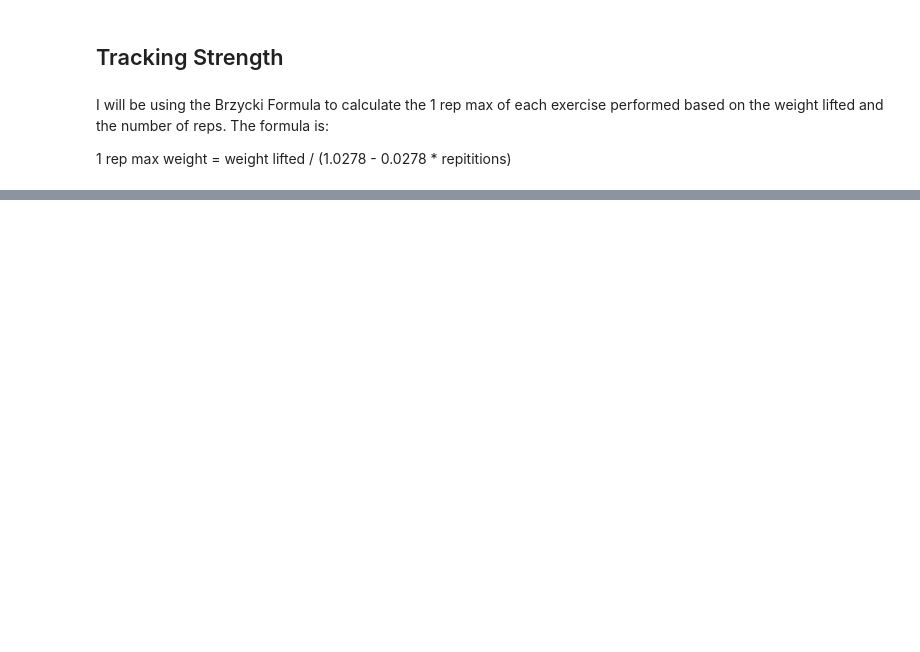
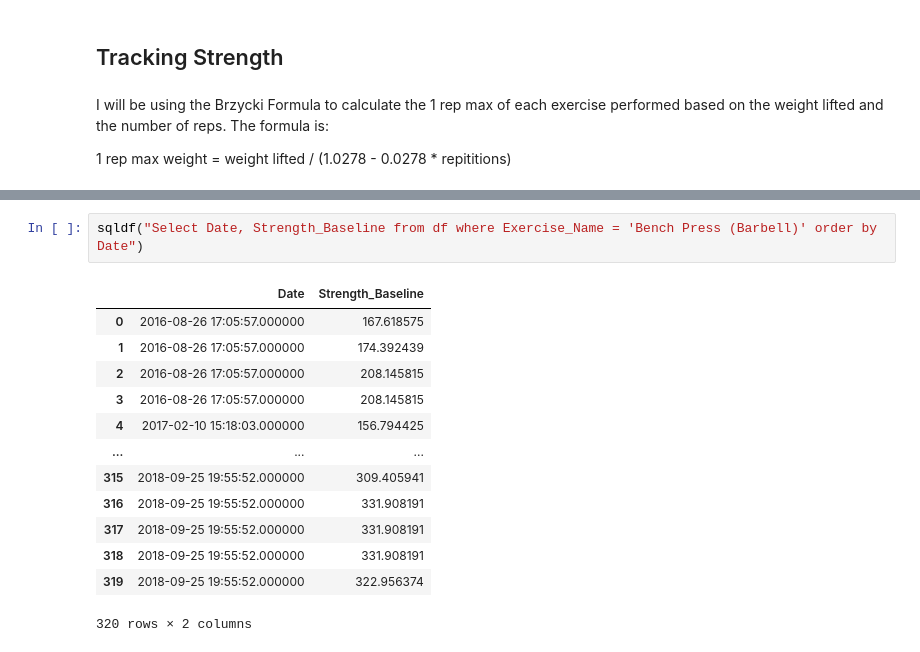
Before and after one commit to aidanberry12/Weight_Training_Exploratory_Analysis, a Jupyter notebook: Weight_Training_Analysis_Notebook.ipynb, the cells around one changed output, grey strips where cells are left out. Saved outputs shown, nothing was run; the diff lists cells and outputs as text; blank space fills up the shorter version.

```diff
--- a/Weight_Training_Analysis_Notebook.ipynb
+++ b/Weight_Training_Analysis_Notebook.ipynb
@@ -282,0 +331,16 @@ array([330, 307, 480, 301, 411, 409, 588], dtype=object)
+# %%
+sqldf("Select Date, Strength_Baseline from df where Exercise_Name = 'Bench Press (Barbell)' order by Date")
+# %% [output]
+|  | Date | Strength_Baseline |
+| 0 | 2016-08-26 17:05:57.000000 | 167.618575 |
+| 1 | 2016-08-26 17:05:57.000000 | 174.392439 |
+| 2 | 2016-08-26 17:05:57.000000 | 208.145815 |
+| 3 | 2016-08-26 17:05:57.000000 | 208.145815 |
+| 4 | 2017-02-10 15:18:03.000000 | 156.794425 |
+| ... | ... | ... |
+| 315 | 2018-09-25 19:55:52.000000 | 309.405941 |
+| 316 | 2018-09-25 19:55:52.000000 | 331.908191 |
+| 317 | 2018-09-25 19:55:52.000000 | 331.908191 |
+| 318 | 2018-09-25 19:55:52.000000 | 331.908191 |
+| 319 | 2018-09-25 19:55:52.000000 | 322.956374 |
+320 rows × 2 columns
```
Also changed, not shown: parts of 19 cells of this notebook.
